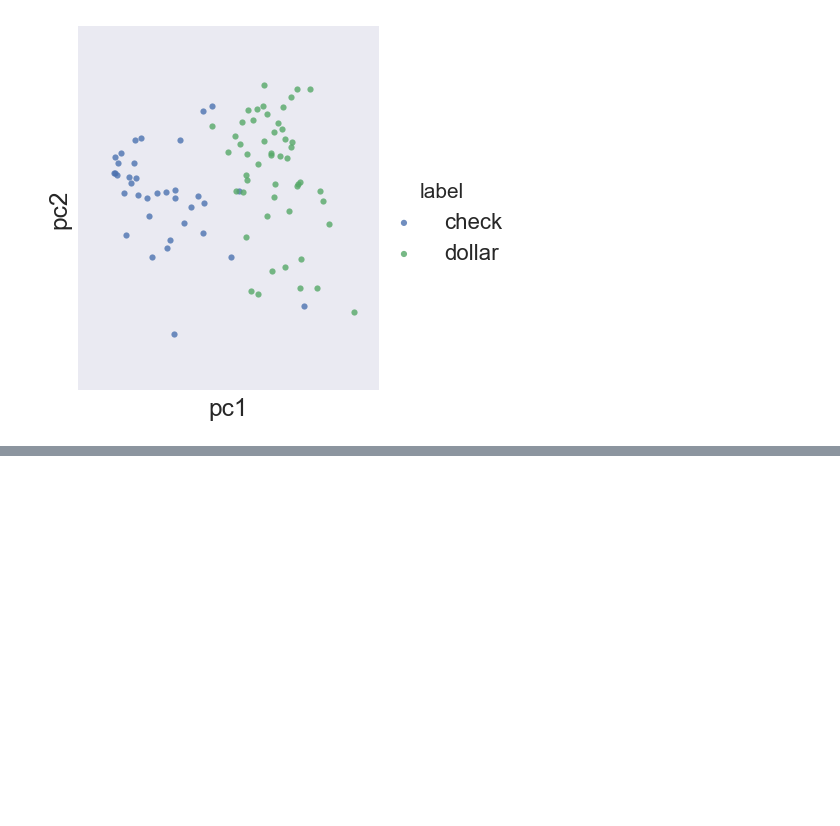
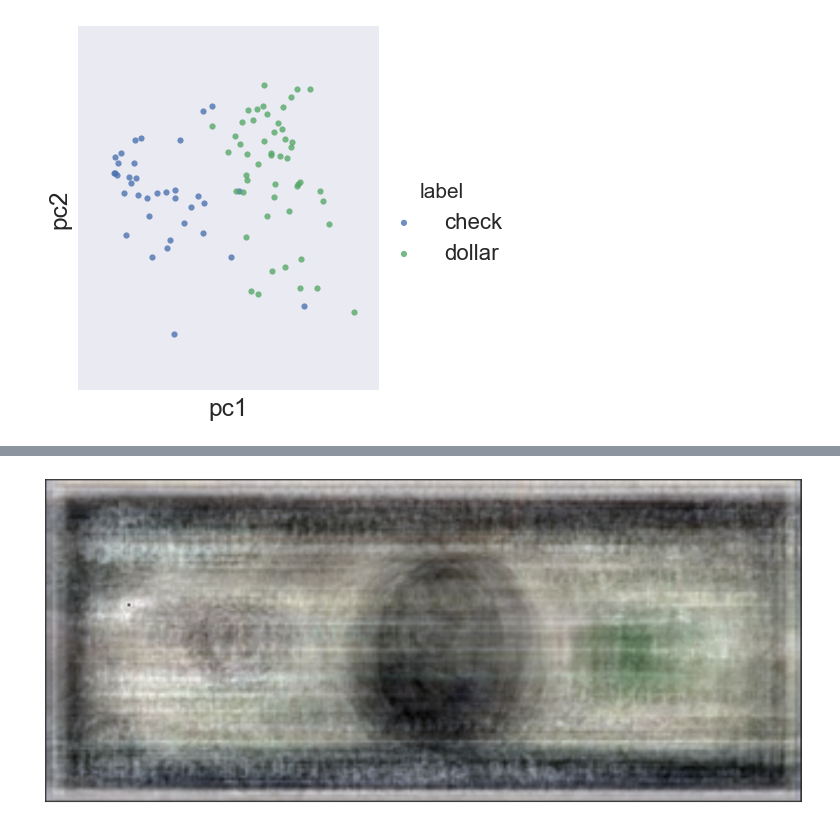
Before and after one commit to jizihao1108/python-codes, a Jupyter notebook: Classification Models.ipynb, the cells around one changed output, grey strips where cells are left out. Saved outputs shown, nothing was run; the diff lists cells and outputs as text; code cells hidden in the pictures; blank space fills up the shorter version.

```diff
--- a/Classification Models.ipynb
+++ b/Classification Models.ipynb
@@ -147,7 +149,9 @@ pca.explained_variance_ratio_.shape
 # %% [output]
 (40,)
 # %%
-df = pd.DataFrame({'y': y, 'label': np.where(y == 1, 'check', 'dollar')})
+df = pd.DataFrame(
+    {'y': y,
+     'label': np.where(y == 1, 'check', 'dollar')})
 for i in range(pca.explained_variance_ratio_.shape[0]):
     df['pc%i' %(i+1)] = X[:,i]
 
@@ -168,0 +179,26 @@ with sns.axes_style('darkgrid'):
+# %%
+def normal(numb):
+    numb = (numb - numb.min())/(numb.max() - numb.min())
+    numb = numb*256
+    return np.round(numb)
+
+def Transfer_rgb(pca, i):
+    r = pca.components_[i][0:len(pca.components_[i]):3]
+    g = pca.components_[i][1:len(pca.components_[i]):3]
+    b = pca.components_[i][2:len(pca.components_[i]):3]
+
+    r = normal(r)
+    g = normal(g)
+    b = normal(b)
+    return r, g, b
+
+def display_pca(pca, i):
+    r, g, b = Transfer_rgb(pca, i)
+    dis_arr = np.zeros((137, 322, 3), 'uint8')
+    dis_arr[..., 0] = r.reshape(137, 322)
+    dis_arr[..., 1] = g.reshape(137, 322)
+    dis_arr[..., 2] = b.reshape(137, 322)
+    with sns.axes_style('white'):
+        plt.imshow(dis_arr)
+        plt.xticks([])
+        plt.yticks([])
@@ -168,0 +224,4 @@ with sns.axes_style('darkgrid'):
+# %%
+display_pca(pca, 0)
+# %% [output]
+[figure, added]
```
Also changed, not shown: parts of 27 cells of this notebook.
